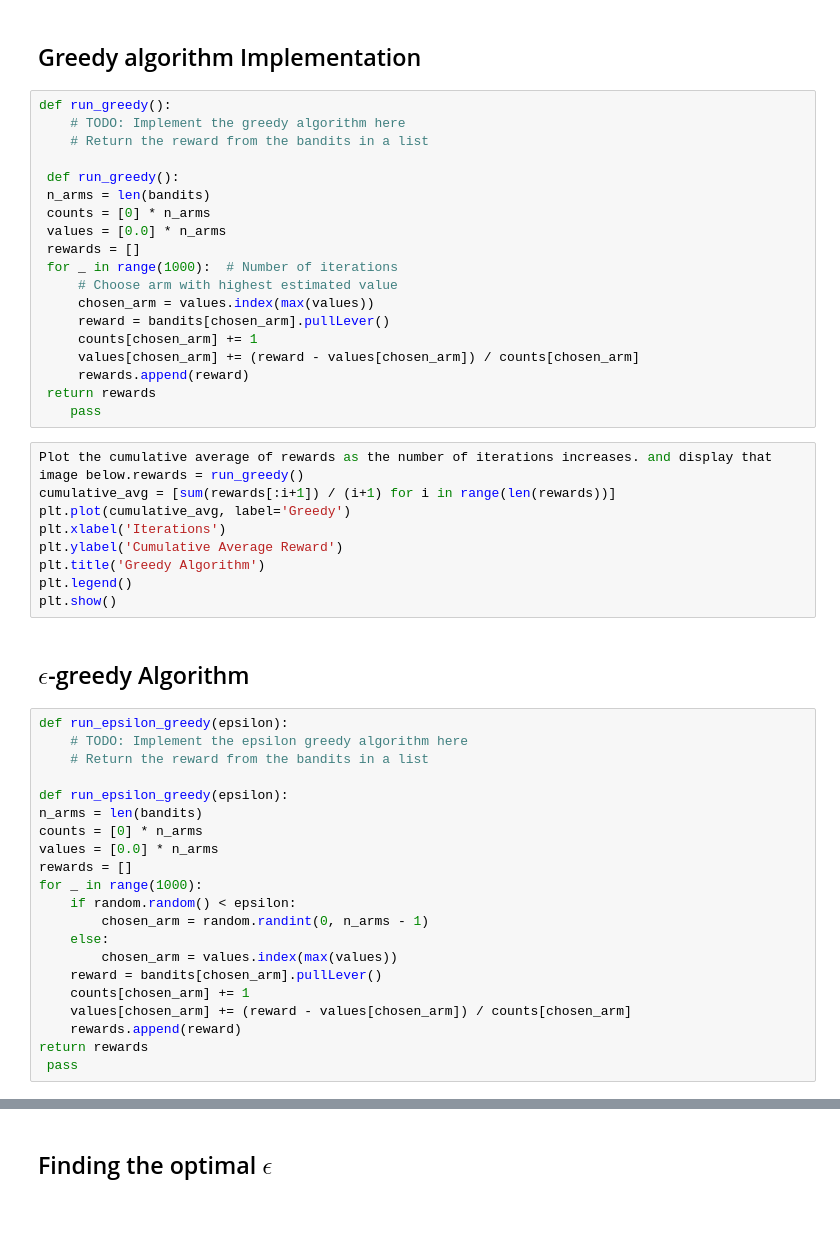
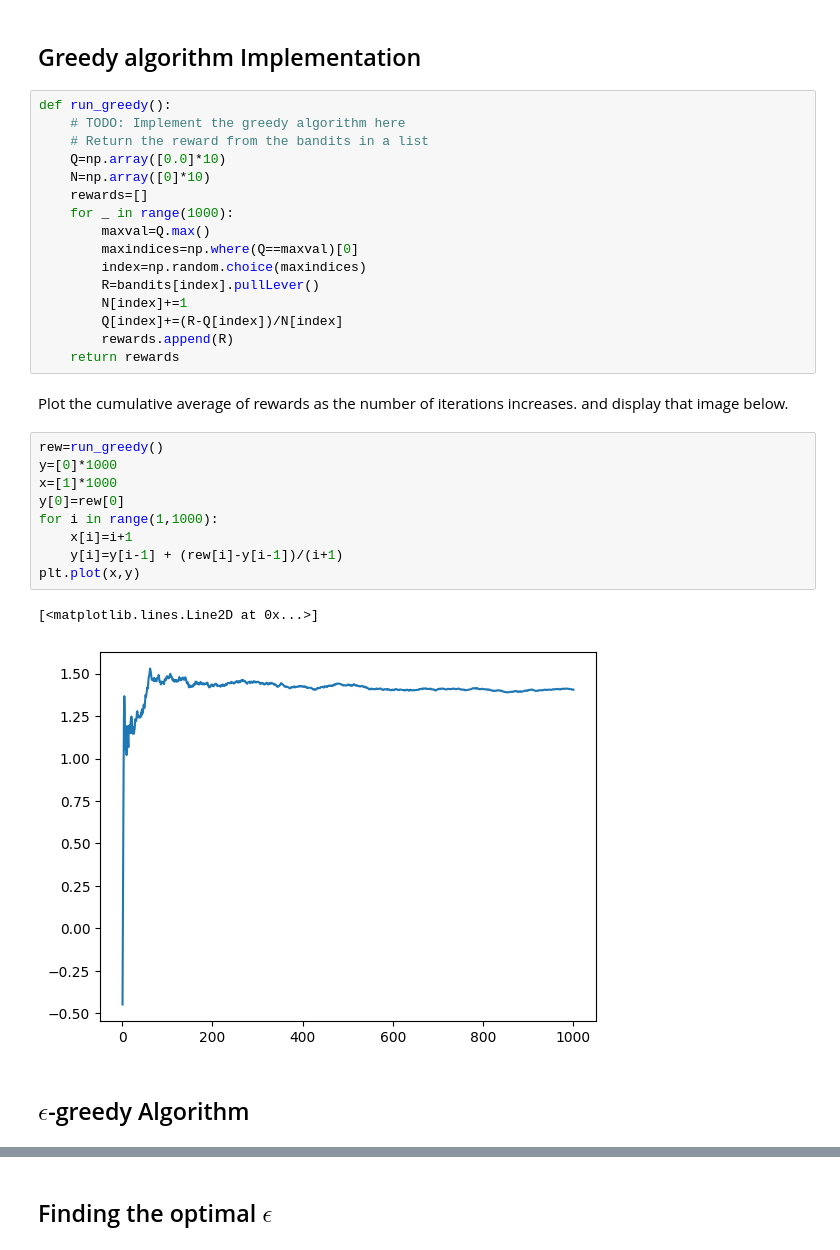
Before and after one commit to anas4231/WIDS-2025-Intro-to-Reinforcement-Learning, a Jupyter notebook: Week 1/work_on_bandits.ipynb, the cells around one changed output, grey strips where cells are left out. Drawn from its saved outputs; the diff is of its cells as text; blank space fills up the shorter version.

```diff
--- a/Week 1/work_on_bandits.ipynb
+++ b/Week 1/work_on_bandits.ipynb
@@ -25,50 +25,31 @@ bandits[0].pullLever()
 def run_greedy():
     # TODO: Implement the greedy algorithm here
     # Return the reward from the bandits in a list
-
- def run_greedy():
- n_arms = len(bandits)
- counts = [0] * n_arms
- values = [0.0] * n_arms
- rewards = []
- for _ in range(1000):  # Number of iterations
-     # Choose arm with highest estimated value
-     chosen_arm = values.index(max(values))
-     reward = bandits[chosen_arm].pullLever()
-     counts[chosen_arm] += 1
-     values[chosen_arm] += (reward - values[chosen_arm]) / counts[chosen_arm]
-     rewards.append(reward)
- return rewards
-    pass
+    Q=np.array([0.0]*10)
+    N=np.array([0]*10)
+    rewards=[]
+    for _ in range(1000):
+        maxval=Q.max()
+        maxindices=np.where(Q==maxval)[0]
+        index=np.random.choice(maxindices)
+        R=bandits[index].pullLever()
+        N[index]+=1
+        Q[index]+=(R-Q[index])/N[index]
+        rewards.append(R)
+    return rewards
-# %%
-Plot the cumulative average of rewards as the number of iterations increases. and display that image below.rewards = run_greedy()
-cumulative_avg = [sum(rewards[:i+1]) / (i+1) for i in range(len(rewards))]
-plt.plot(cumulative_avg, label='Greedy')
-plt.xlabel('Iterations')
-plt.ylabel('Cumulative Average Reward')
-plt.title('Greedy Algorithm')
-plt.legend()
-plt.show()
+# %% [markdown]
+Plot the cumulative average of rewards as the number of iterations increases. and display that image below.
+# %%
+rew=run_greedy()
+y=[0]*1000
+x=[1]*1000
+y[0]=rew[0]
+for i in range(1,1000):
+    x[i]=i+1
+    y[i]=y[i-1] + (rew[i]-y[i-1])/(i+1)
+plt.plot(x,y)
+# %% [output]
+[<matplotlib.lines.Line2D at 0x...>]
+[figure, added]
 # %% [markdown]
 ## $\epsilon$-greedy Algorithm
-# %%
-def run_epsilon_greedy(epsilon):
-    # TODO: Implement the epsilon greedy algorithm here
-    # Return the reward from the bandits in a list
-
-def run_epsilon_greedy(epsilon):
-n_arms = len(bandits)
-counts = [0] * n_arms
-values = [0.0] * n_arms
-rewards = []
-for _ in range(1000):
-    if random.random() < epsilon:
-        chosen_arm = random.randint(0, n_arms - 1)
-    else:
-        chosen_arm = values.index(max(values))
-    reward = bandits[chosen_arm].pullLever()
-    counts[chosen_arm] += 1
-    values[chosen_arm] += (reward - values[chosen_arm]) / counts[chosen_arm]
-    rewards.append(reward)
-return rewards
- pass
```
Also changed, not shown: parts of 17 cells of this notebook.
